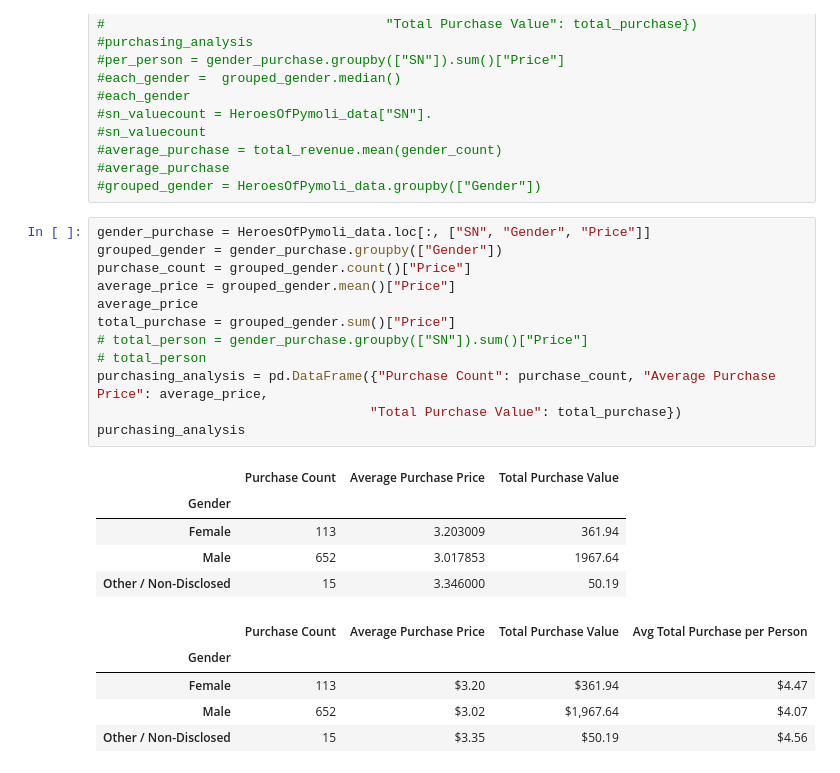
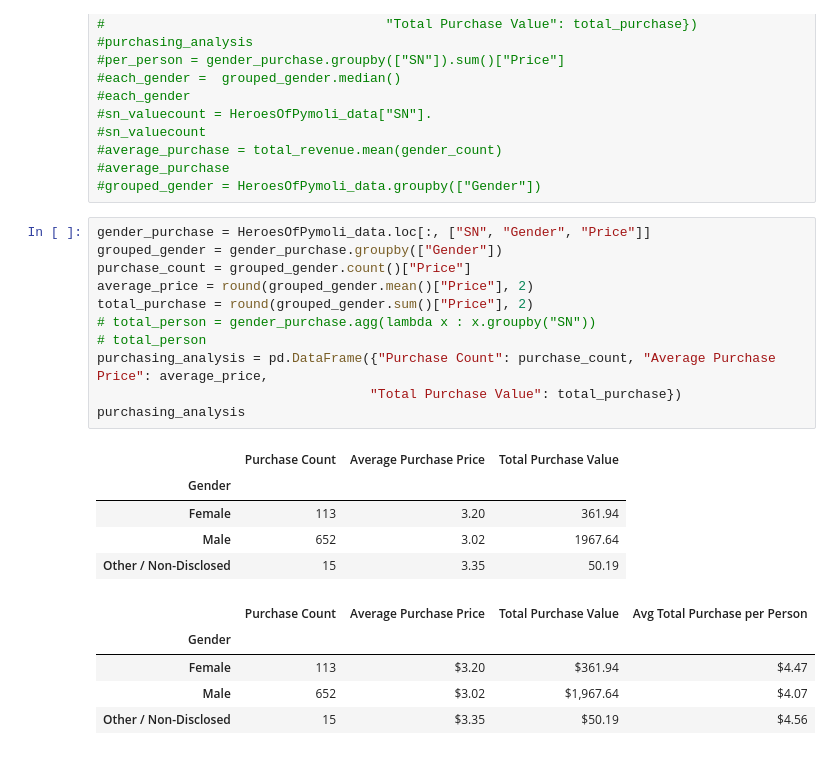
Before and after one commit to SybileC/pandas-challenge, a Jupyter notebook: HeroesOfPymoli/02-Homework_04-Pandas_Instructions_HeroesOfPymoli_HeroesOfPymoli_starter.ipynb, the cells around one changed output. Drawn from its saved outputs; the diff is of its cells as text.

```diff
--- a/HeroesOfPymoli/02-Homework_04-Pandas_Instructions_HeroesOfPymoli_HeroesOfPymoli_starter.ipynb
+++ b/HeroesOfPymoli/02-Homework_04-Pandas_Instructions_HeroesOfPymoli_HeroesOfPymoli_starter.ipynb
@@ -176,21 +174,20 @@ gender_demographics
 # %%
 gender_purchase = HeroesOfPymoli_data.loc[:, ["SN", "Gender", "Price"]]
 grouped_gender = gender_purchase.groupby(["Gender"])
 purchase_count = grouped_gender.count()["Price"]
-average_price = grouped_gender.mean()["Price"]
-average_price
-total_purchase = grouped_gender.sum()["Price"]
-# total_person = gender_purchase.groupby(["SN"]).sum()["Price"]
+average_price = round(grouped_gender.mean()["Price"], 2)
+total_purchase = round(grouped_gender.sum()["Price"], 2)
+# total_person = gender_purchase.agg(lambda x : x.groupby("SN"))
 # total_person
 purchasing_analysis = pd.DataFrame({"Purchase Count": purchase_count, "Average Purchase Price": average_price,
                                    "Total Purchase Value": total_purchase})
 purchasing_analysis
 # %% [output]
 |  | Purchase Count | Average Purchase Price | Total Purchase Value |
 | Gender |  |  |  |
-| Female | 113 | 3.203009 | 361.94 |
-| Male | 652 | 3.017853 | 1967.64 |
-| Other / Non-Disclosed | 15 | 3.346000 | 50.19 |
+| Female | 113 | 3.20 | 361.94 |
+| Male | 652 | 3.02 | 1967.64 |
+| Other / Non-Disclosed | 15 | 3.35 | 50.19 |
 # %%
 # %% [output]
 |  | Purchase Count | Average Purchase Price | Total Purchase Value | Avg Total Purchase per Person |
```
Also changed, not shown: parts of 5 cells of this notebook.
